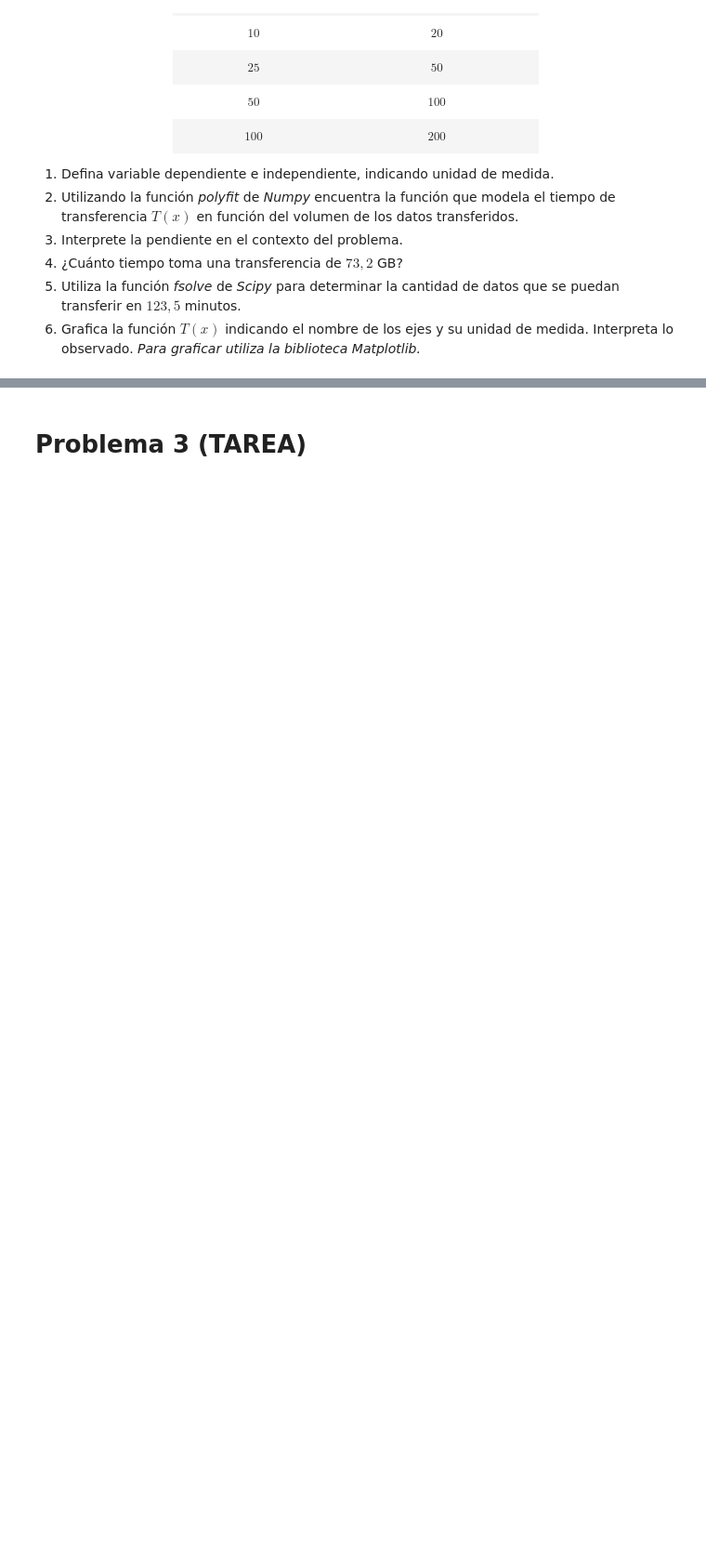
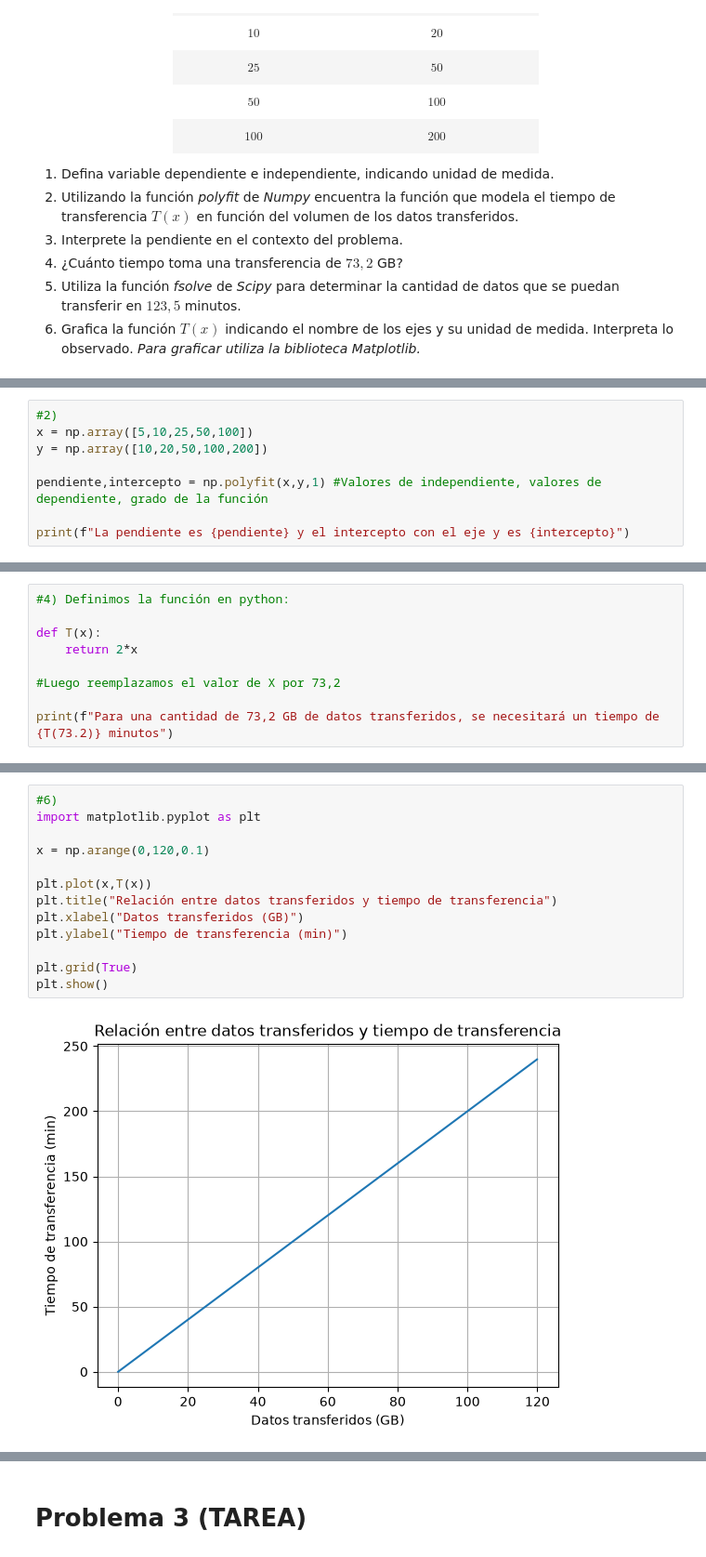
Before and after one commit to GoncalvesValenzuela/Programacion, a Jupyter notebook: G2_Función_Lineal_CLASE.ipynb, the cells around one changed output, grey strips where cells are left out. Shown at 93% size. Cells and saved outputs as stored; diff of their text form; blank space fills up the shorter version.

```diff
--- a/G2_Función_Lineal_CLASE.ipynb
+++ b/G2_Función_Lineal_CLASE.ipynb
@@ -82,0 +85,8 @@ Un equipo de TI está monitoreando el tráfico de datos en la red de la empresa.
+# %%
+#2)
+x = np.array([5,10,25,50,100])
+y = np.array([10,20,50,100,200])
+
+pendiente,intercepto = np.polyfit(x,y,1) #Valores de independiente, valores de dependiente, grado de la función
+
+print(f"La pendiente es {pendiente} y el intercepto con el eje y es {intercepto}")
@@ -82,0 +99,9 @@ Un equipo de TI está monitoreando el tráfico de datos en la red de la empresa.
+# %%
+#4) Definimos la función en python:
+
+def T(x):
+    return 2*x
+
+#Luego reemplazamos el valor de X por 73,2
+
+print(f"Para una cantidad de 73,2 GB de datos transferidos, se necesitará un tiempo de {T(73.2)} minutos")
@@ -82,0 +123,15 @@ Un equipo de TI está monitoreando el tráfico de datos en la red de la empresa.
+# %%
+#6)
+import matplotlib.pyplot as plt
+
+x = np.arange(0,120,0.1)
+
+plt.plot(x,T(x))
+plt.title("Relación entre datos transferidos y tiempo de transferencia")
+plt.xlabel("Datos transferidos (GB)")
+plt.ylabel("Tiempo de transferencia (min)")
+
+plt.grid(True)
+plt.show()
+# %% [output]
+[figure, added]
```
Also changed, not shown: parts of 15 cells of this notebook.
